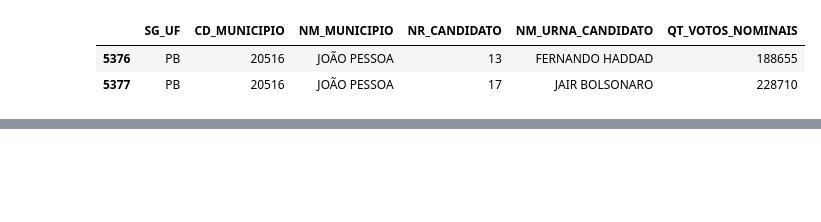
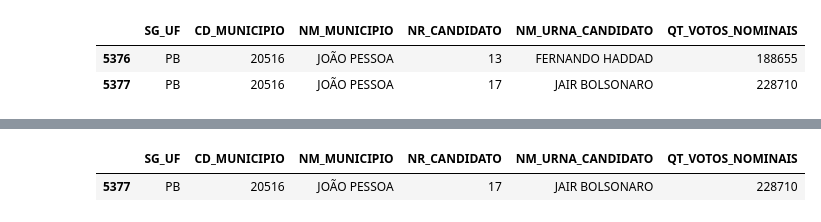
Before and after one commit to ebraimcarvalho/analise-dados-python-labhacker, a Jupyter notebook: mapa_eleicao/Untitled.ipynb, the cells around one changed output, grey strips where cells are left out. Saved outputs shown, nothing was run; the diff lists cells and outputs as text; code cells hidden in the pictures; blank space fills up the shorter version.

```diff
--- a/mapa_eleicao/Untitled.ipynb
+++ b/mapa_eleicao/Untitled.ipynb
@@ -370,3 +370,9 @@ df_2turno.head(10)
 | 309 | AM | 2550 | MANAUS | 17 | JAIR BOLSONARO | 686999 |
 | 2013 | GO | 93734 | GOIÂNIA | 17 | JAIR BOLSONARO | 528525 |
 | 5834 | PE | 25313 | RECIFE | 13 | FERNANDO HADDAD | 482673 |
+# %%
+# Vamos verificar se Jõao pessoa tem apenas uma linha com o candidato vencedor
+df_2turno[df_2turno['NM_MUNICIPIO'] == 'JOÃO PESSOA']
+# %% [output]
+|  | SG_UF | CD_MUNICIPIO | NM_MUNICIPIO | NR_CANDIDATO | NM_URNA_CANDIDATO | QT_VOTOS_NOMINAIS |
+| 5377 | PB | 20516 | JOÃO PESSOA | 17 | JAIR BOLSONARO | 228710 |
```
Also changed, not shown: parts of 1 cell of this notebook.
